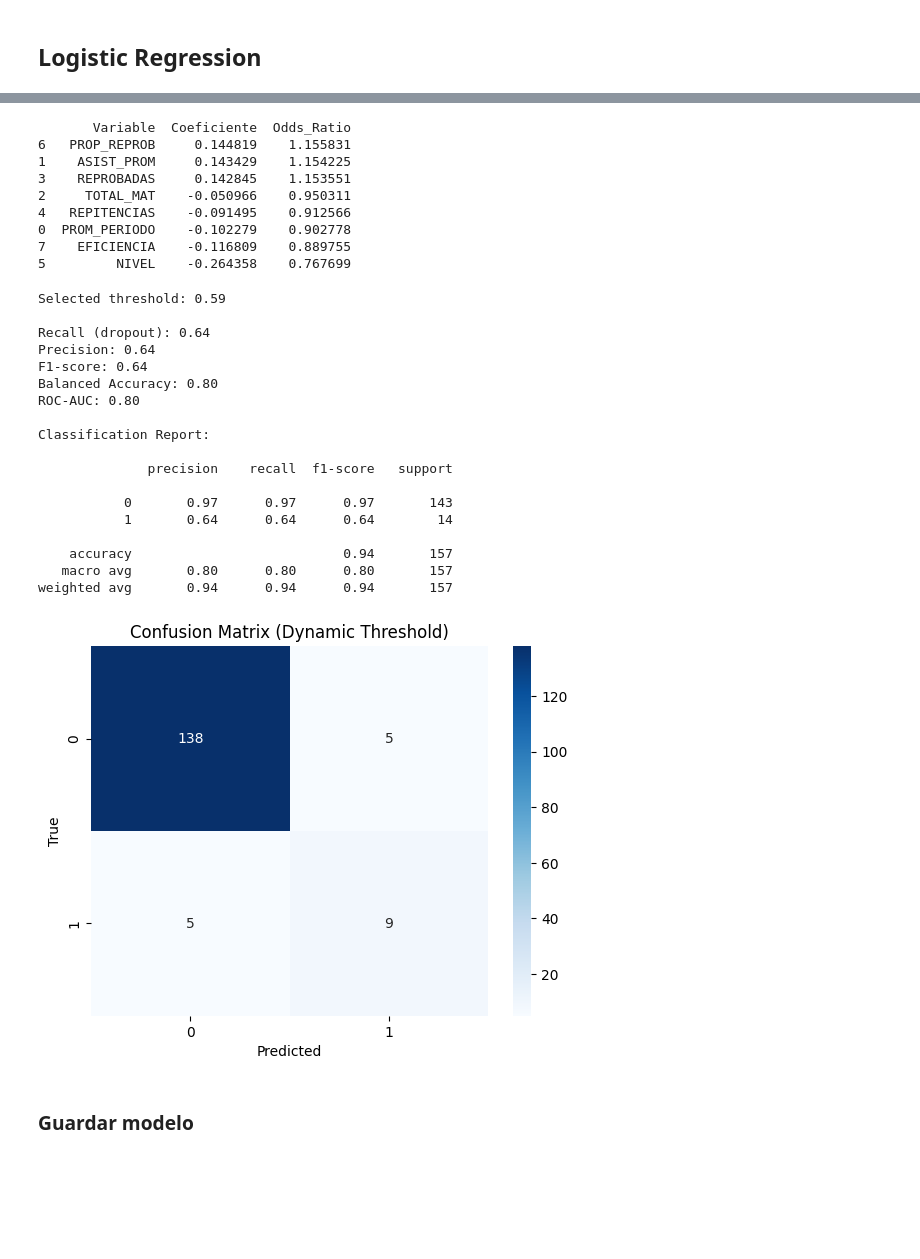
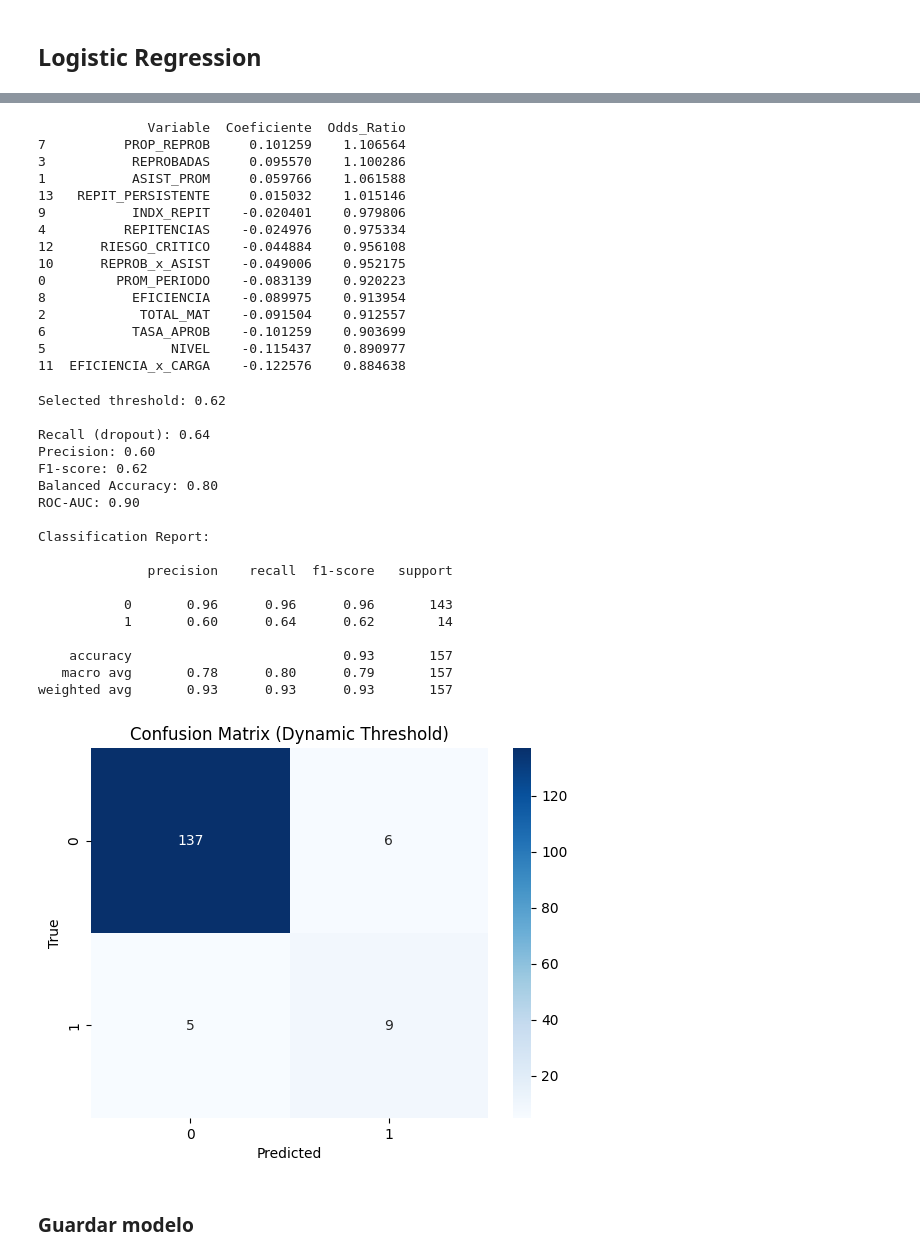
Before and after one commit to Dass-19/desercionEstudiantil, a Jupyter notebook: src/03_modeling.ipynb, the cells around one changed output, grey strips where cells are left out. Drawn from its saved outputs; the diff is of its cells as text; code cells hidden in the pictures; blank space fills up the shorter version.

```diff
--- a/src/03_modeling.ipynb
+++ b/src/03_modeling.ipynb
@@ -41,15 +30,21 @@ features = [
     'REPROBADAS',
     'REPITENCIAS',
     'NIVEL',
+    'TASA_APROB',
     'PROP_REPROB',
-    'EFICIENCIA'
+    'EFICIENCIA',
+    'INDX_REPIT',
+    'REPROB_x_ASIST',
+    'EFICIENCIA_x_CARGA',
+    'RIESGO_CRITICO',
+    'REPIT_PERSISTENTE'
     ]
 # %% [markdown]
 **División de datos en `train/test`**
 # %% [markdown]
 La partición de los datos se realizó respetando el orden temporal de los períodos académicos, utilizando los ciclos más antiguos para entrenamiento y los más recientes para prueba, con el fin de simular un escenario real de predicción y evitar sesgos por fuga de información.
 # %%
-X_train, X_test, y_train, y_test = divideData(df, features)
+X_train, X_test, y_train, y_test = divideData(df, features, n_periods=1)
 # %% [markdown]
 # Modelo
 # %% [markdown]
@@ -63,3 +61,6 @@ Best F1 macro: 0.7578
 # %%
-rf.fit(X_train, y_train)
+rf.fit(
+    X_train,
+    y_train
+    )
 # %% [output]
@@ -137,10 +138,7 @@ joblib.dump(artifact, f"../{RF_MODEL_PATH}")
 # %%
 lr = Pipeline([
     ('scaler', StandardScaler()),
-    ('smote', SMOTE(
-        random_state=42
-        )),
-    ('lr', LogisticRegression(
+    ('model', LogisticRegression(
         solver="liblinear",
         C=0.01,
         max_iter=700,
@@ -184,43 +182,55 @@ weighted avg       0.91      0.84      0.87       157
 # %%
 importancias = pd.DataFrame({
     'Variable': X_train.columns,
-    'Coeficiente': lr.named_steps['lr'].coef_[0]
+    'Coeficiente': lr.named_steps['model'].coef_[0]
 }).sort_values(by='Coeficiente', ascending=False)
 importancias['Odds_Ratio'] = np.exp(importancias['Coeficiente'])
 print(importancias)
 # %% [output]
-       Variable  Coeficiente  Odds_Ratio
-6   PROP_REPROB     0.144819    1.155831
-1    ASIST_PROM     0.143429    1.154225
-3    REPROBADAS     0.142845    1.153551
-2     TOTAL_MAT    -0.050966    0.950311
-4   REPITENCIAS    -0.091495    0.912566
-0  PROM_PERIODO    -0.102279    0.902778
-7    EFICIENCIA    -0.116809    0.889755
-5         NIVEL    -0.264358    0.767699
+              Variable  Coeficiente  Odds_Ratio
+7          PROP_REPROB     0.101259    1.106564
+3           REPROBADAS     0.095570    1.100286
+1           ASIST_PROM     0.059766    1.061588
+13   REPIT_PERSISTENTE     0.015032    1.015146
+9           INDX_REPIT    -0.020401    0.979806
+4          REPITENCIAS    -0.024976    0.975334
+12      RIESGO_CRITICO    -0.044884    0.956108
+10      REPROB_x_ASIST    -0.049006    0.952175
+0         PROM_PERIODO    -0.083139    0.920223
+8           EFICIENCIA    -0.089975    0.913954
+2            TOTAL_MAT    -0.091504    0.912557
+6           TASA_APROB    -0.101259    0.903699
+5                NIVEL    -0.115437    0.890977
+11  EFICIENCIA_x_CARGA    -0.122576    0.884638
 # %%
 y_proba = lr.predict_proba(X_test)[:, 1]
 # %%
-lr_best_threshold = modelEvaluationWithThreshold(lr, X_train, y_train, X_test, y_test)
+lr_best_threshold = modelEvaluationWithThreshold(
+    lr,
+    X_train,
+    y_train,
+    X_test,
+    y_test
+    )
 # %% [output]
-Selected threshold: 0.59
+Selected threshold: 0.62
 
 Recall (dropout): 0.64
-Precision: 0.64
-F1-score: 0.64
+Precision: 0.60
+F1-score: 0.62
 Balanced Accuracy: 0.80
-ROC-AUC: 0.80
+ROC-AUC: 0.90
 
 Classification Report:
 
               precision    recall  f1-score   support
 
-           0       0.97      0.97      0.97       143
-           1       0.64      0.64      0.64        14
+           0       0.96      0.96      0.96       143
+           1       0.60      0.64      0.62        14
 
-    accuracy                           0.94       157
-   macro avg       0.80      0.80      0.80       157
-weighted avg       0.94      0.94      0.94       157
+    accuracy                           0.93       157
+   macro avg       0.78      0.80      0.79       157
+weighted avg       0.93      0.93      0.93       157
-[figure, old version]
+[figure, new version]
 # %% [markdown]
 ### Guardar modelo
```
Also changed, not shown: parts of 13 cells of this notebook, 17 other files.
